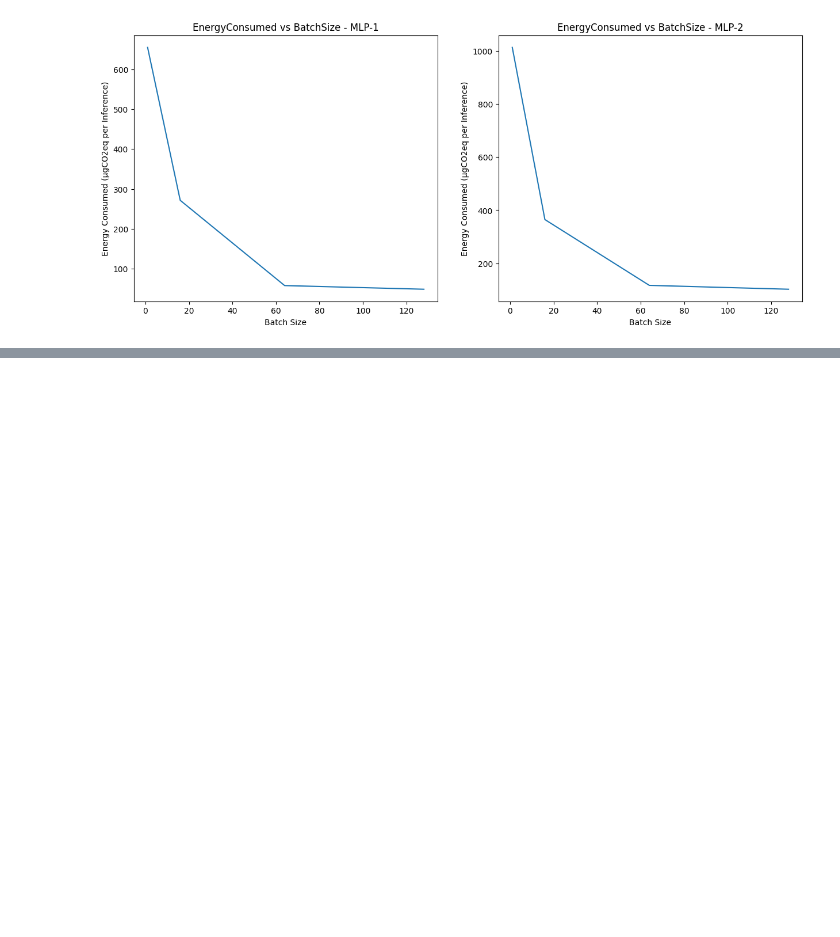
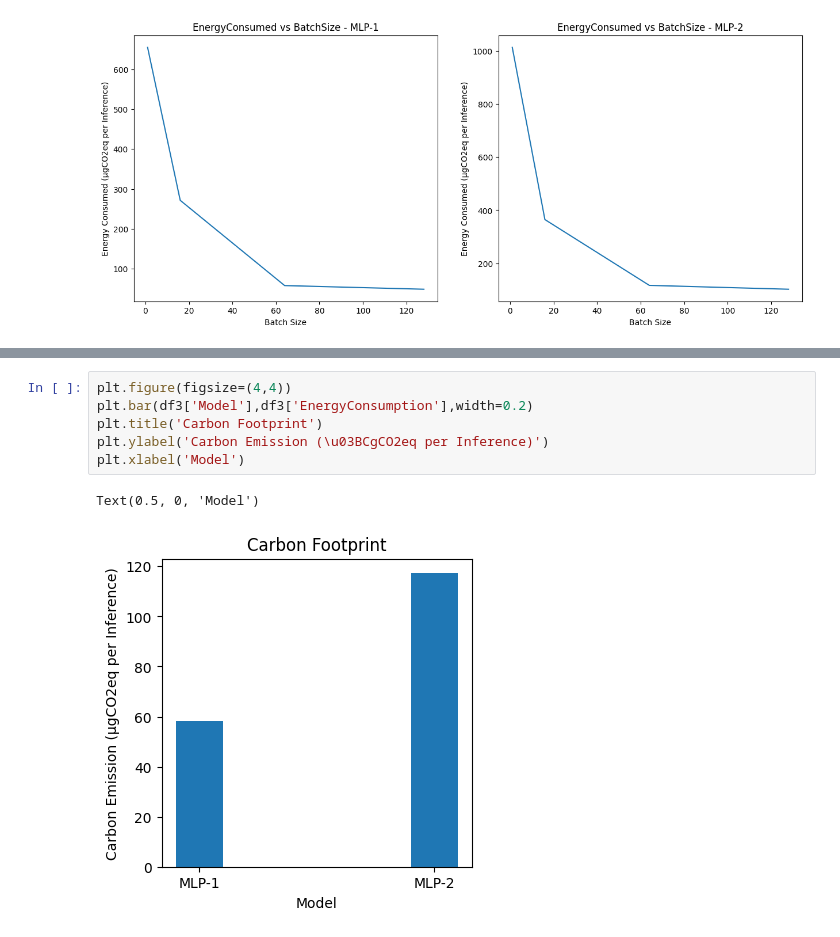
Before and after one commit to gouherdanish/mnist_classification, a Jupyter notebook: study.ipynb, the cells around one changed output, grey strips where cells are left out. Saved outputs shown, nothing was run; the diff lists cells and outputs as text; blank space fills up the shorter version.

```diff
--- a/study.ipynb
+++ b/study.ipynb
@@ -239,0 +274,9 @@ plt.show()
+# %%
+plt.figure(figsize=(4,4))
+plt.bar(df3['Model'],df3['EnergyConsumption'],width=0.2)
+plt.title('Carbon Footprint')
+plt.ylabel('Carbon Emission (\u03BCgCO2eq per Inference)')
+plt.xlabel('Model')
+# %% [output]
+Text(0.5, 0, 'Model')
+[figure, added]
```
Also changed, not shown: parts of 4 cells of this notebook.
